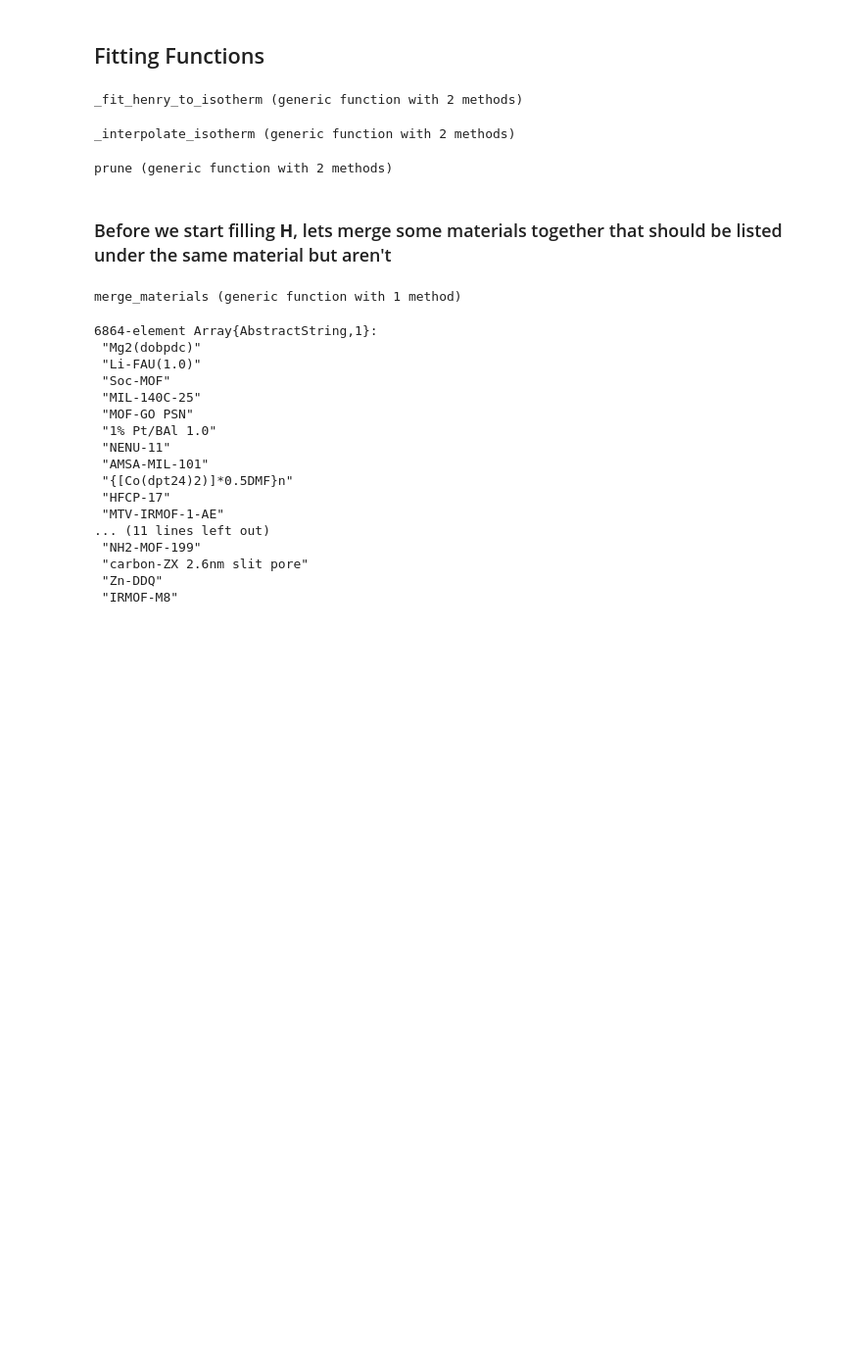
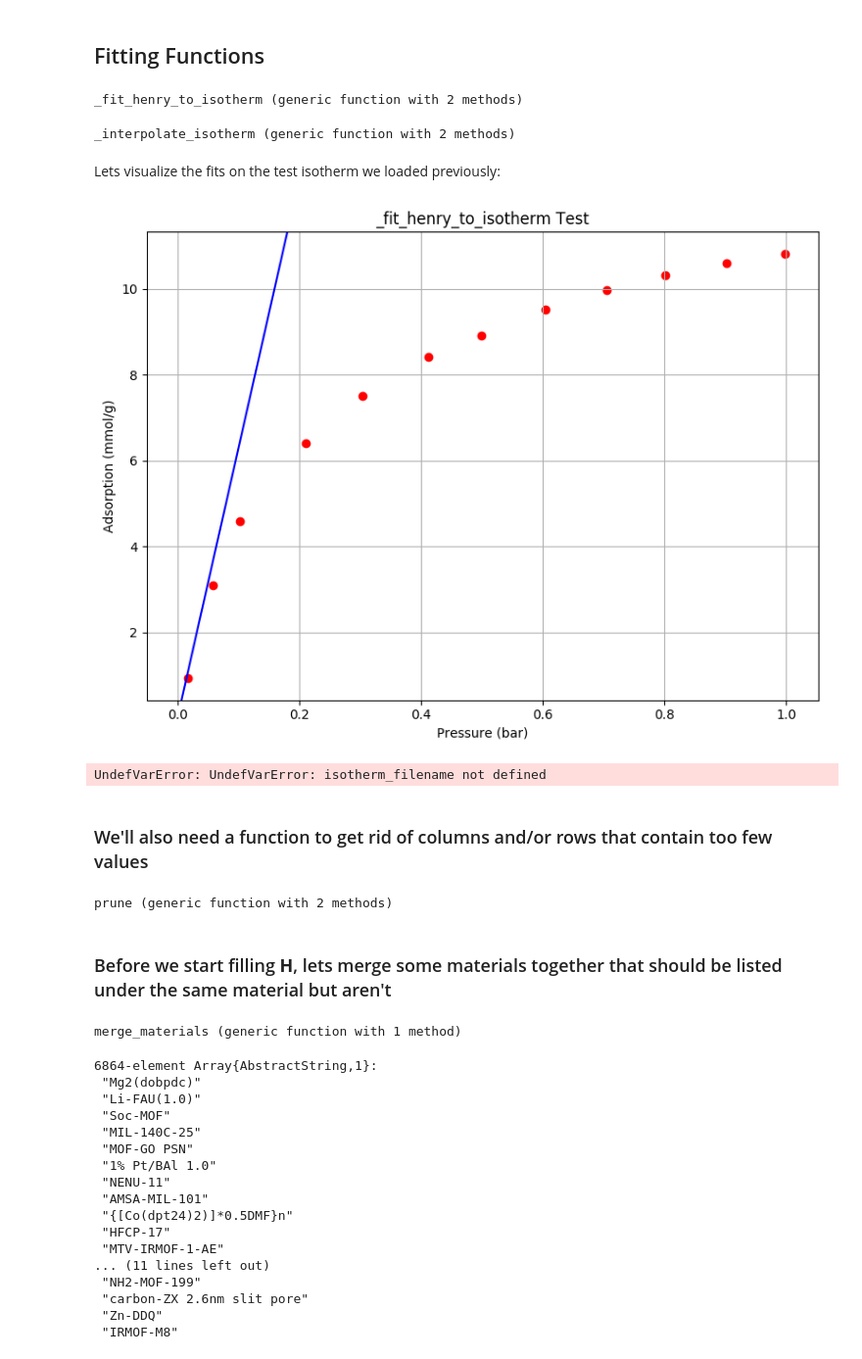
Before and after one commit to SimonEnsemble/material_recommendation_system, a Jupyter notebook: CreateMatrix.ipynb, the cells around one changed output. Shown at 98% size. Saved outputs shown, nothing was run; the diff lists cells and outputs as text; code cells hidden in the pictures; blank space fills up the shorter version.

Commit message:
Add tests to some functions

```diff
--- a/CreateMatrix.ipynb
+++ b/CreateMatrix.ipynb
@@ -274,0 +275,2 @@ p, a = convert_units(isotherm)
+# %%
+test_isotherm = read_isotherm("10.1002adem.200500223.isotherm1")
@@ -275,7 +301,7 @@ p, a = convert_units(isotherm)
 # %% [markdown]
 ## Fitting Functions
 # %%
-function _fit_henry_to_isotherm(isotherm::Dict{<:AbstractString, Any}, MSE_threshold::Float64=0.05)
+function _fit_henry_to_isotherm(isotherm::Dict{<:AbstractString, Any}, MSE_threshold::Float64=0.1)
     pressure, adsorption = convert_units(isotherm)
     isotherm_df = DataFrame(:p => pressure, :a => adsorption)
     params = fit_adsorption_isotherm(isotherm_df, :p, :a, :langmuir)
@@ -304,4 +330,40 @@ function _interpolate_isotherm(isotherm::Dict{<:AbstractString, Any}, interpolat
 end
 # %% [output]
 _interpolate_isotherm (generic function with 2 methods)
+# %% [markdown]
+Lets visualize the fits on the test isotherm we loaded previously:
+# %%
+pressure, adsorption = convert_units(test_isotherm)
+H = _fit_henry_to_isotherm(test_isotherm)
+fig, ax = plt.subplots(figsize=(8,6))
+ax.scatter(pressure, adsorption, c="red")
+old_ylim = ax.get_ylim()
+ax.plot([0, pressure[end]], [0, pressure[end]*H], c="blue")
+ax.set_ylim(old_ylim)
+ax.set_xlabel("Pressure (bar)")
+ax.set_ylabel("Adsorption (mmol/g)")
+ax.set_title("_fit_henry_to_isotherm Test")
+ax.grid("on")
+plt.tight_layout()
+plt.show()
+# %% [output]
+[figure, added]
+# %%
+pressure, adsorption = convert_units(test_isotherm)
+interpolated_adsorption = _interpolate_isotherm(test_isotherm)
+fig, ax = plt.subplots(figsize=(8,6))
+ax.scatter(pressure, adsorption, c="red")
+old_ylim = ax.get_ylim()
+ax.scatter(0.1, interpolated_adsorption, c="blue")
+ax.set_ylim(old_ylim)
+ax.set_xlabel("Pressure (bar)")
+ax.set_ylabel("Adsorption (mmol/g)")
+ax.set_title("_interpolate_isotherm Test")
+ax.grid("on")
+plt.tight_layout()
+plt.show()
+# %% [output]
+UndefVarError: UndefVarError: isotherm_filename not defined
+# %% [markdown]
+### We'll also need a function to get rid of columns and/or rows that contain too few values
 # %%
```
Also changed, not shown: parts of 23 cells of this notebook.
